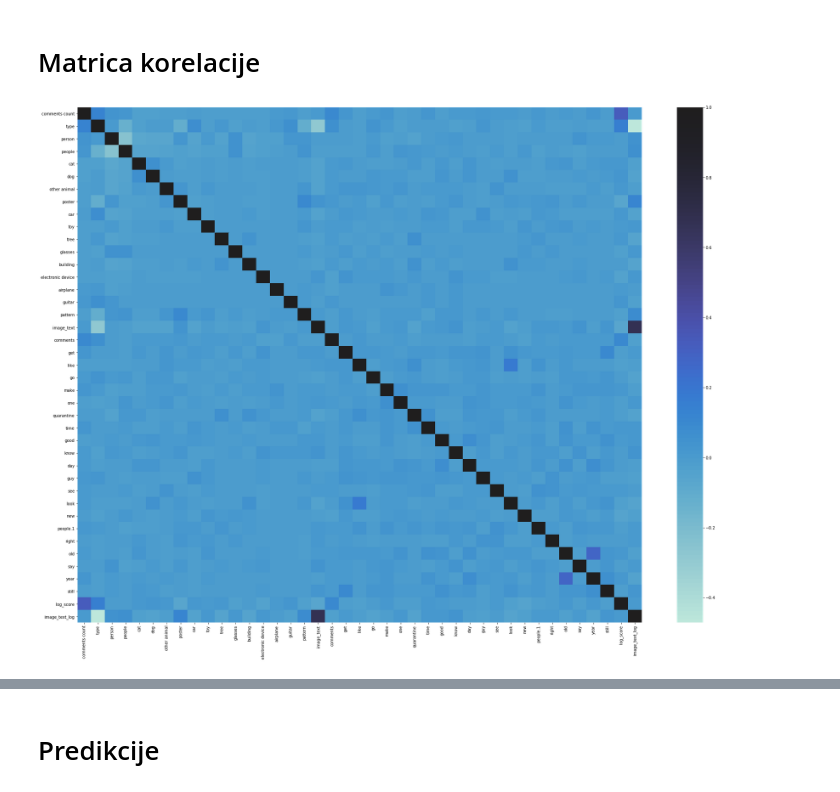
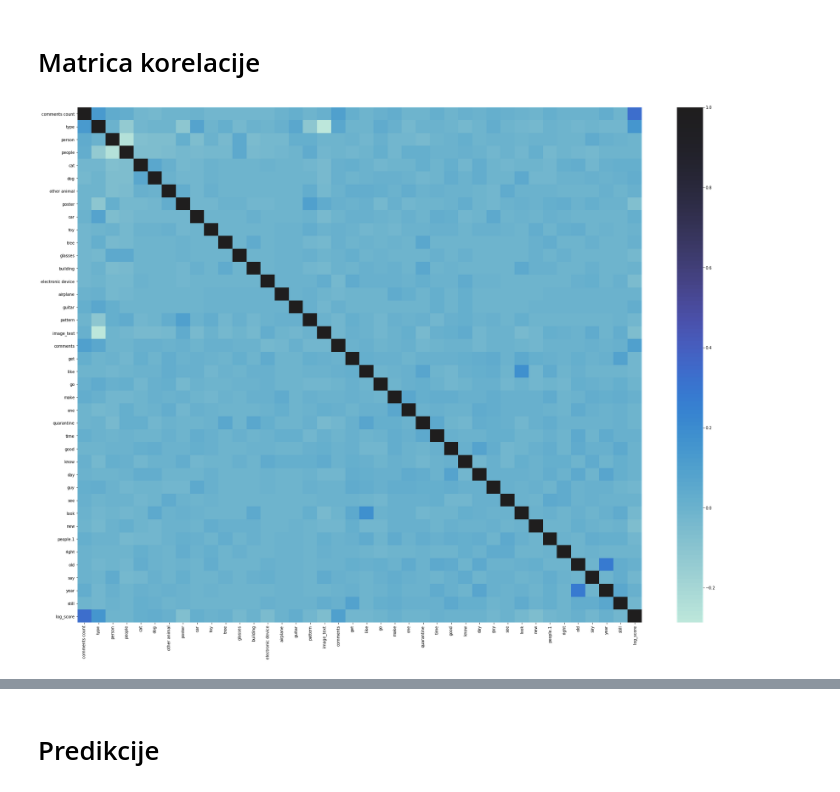
Before and after one commit to SimicSvetislav/9gag-post-popularity-prediction, a Jupyter notebook: notebooks/visualization.ipynb, the cells around one changed output, grey strips where cells are left out. Saved outputs shown, nothing was run; the diff lists cells and outputs as text; code cells hidden in the pictures.

```diff
--- a/notebooks/visualization.ipynb
+++ b/notebooks/visualization.ipynb
@@ -6,7 +6,7 @@ import seaborn as sb
 # %%
 plt.rcParams["figure.figsize"] = (12,8)
 # %%
-dataset = pd.read_csv('../features_complete_v3.csv')
+dataset = pd.read_csv('./features_complete_v3.csv')
 dataset.shape
 # %% [output]
 (6007, 44)
@@ -186,9 +182,3 @@ print("Median number of comments :", dataset['comments count'].median())
 No comments : 342
 Less than 10 comments : 2189
 Median number of comments : 20.0
-# %%
-scores = np.where(dataset['comments count'] > 0.1, dataset['comments count'], 0.1)
-
-dataset['comments count log'] = np.log10(scores)
-
-sb.distplot(dataset['comments count log'], bins=200, kde=False)
@@ -221,17 +210,20 @@ Std dev : 1.400077081968707
 # %% [markdown]
 # Matrica korelacije
 # %%
+# Matrica korelacije za obeležja koja se uzimaju u obzir u predikciji popularnosti
+
 copy_dataset = dataset.copy()
 
 del copy_dataset['score']
 del copy_dataset['clothing']
 del copy_dataset['section']
+del copy_dataset['log_cc']
 
-copy_dataset['image_text_log'] = stats.boxcox(copy_dataset['image_text']+1, 0)
+# copy_dataset['image_text_log'] = stats.boxcox(copy_dataset['image_text']+1, 0)
 
 plt.rcParams["figure.figsize"] = (32,24)
 sb.heatmap(copy_dataset.corr(), annot=False, center=1)
 plt.rcParams["figure.figsize"] = (12,8)
 # %% [output]
-[figure, old version]
+[figure, new version]
 # %%
```
Also changed, not shown: parts of 19 cells of this notebook, 3 other files.
